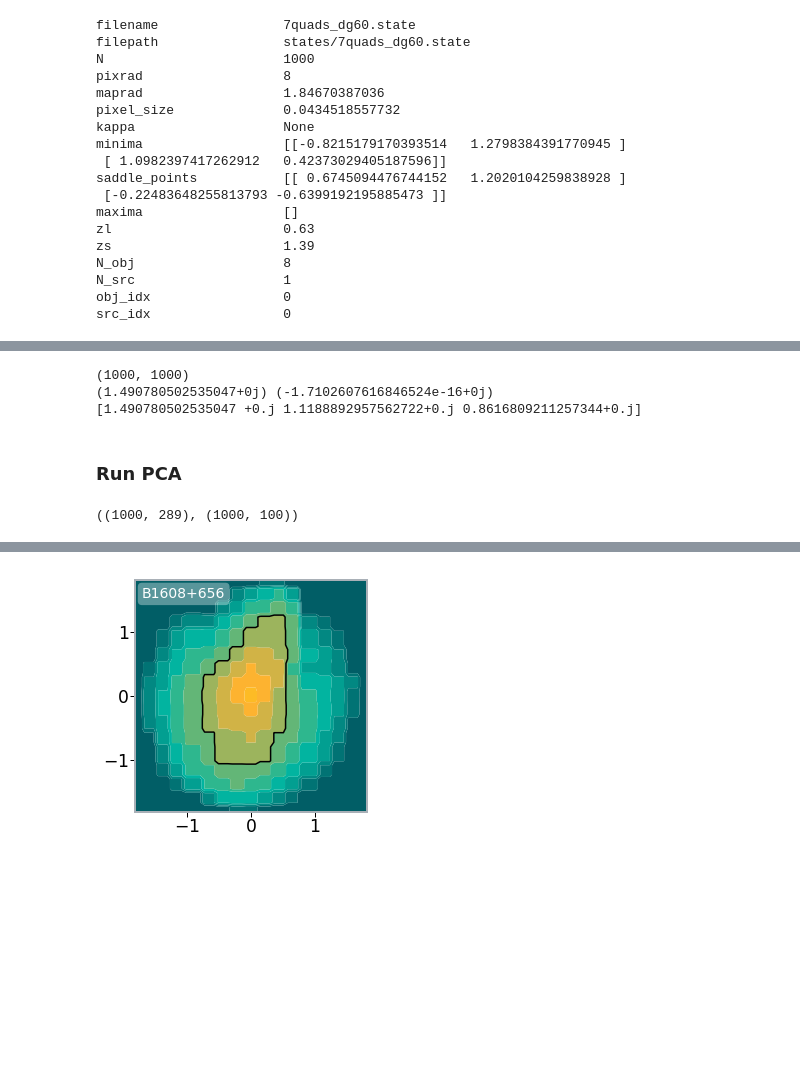
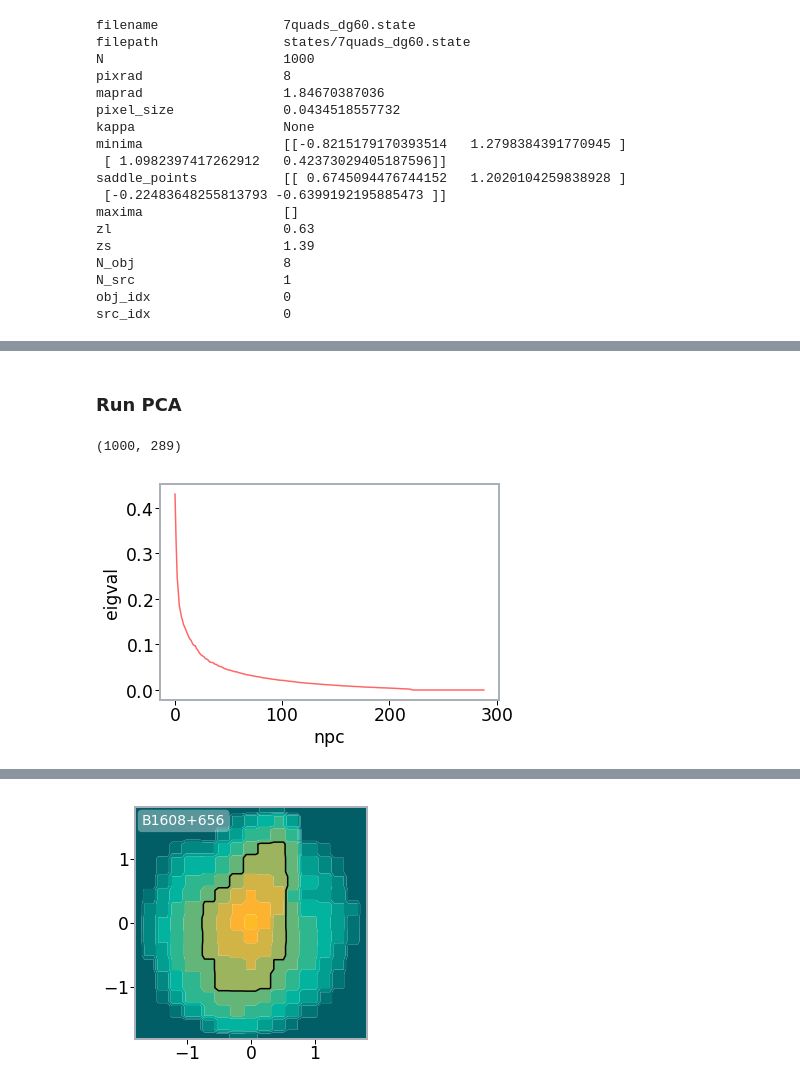
Before and after one commit to phdenzel/delays, a Jupyter notebook: pca.ipynb, the cells around one changed output, grey strips where cells are left out. Cells and saved outputs as stored; diff of their text form; code cells hidden in the pictures; blank space fills up the shorter version.

```diff
--- a/pca.ipynb
+++ b/pca.ipynb
@@ -86,11 +86,0 @@ print darr.shape, np.mean(darr)
-# %%
-covm = np.cov(darr)  # np.cov(darr)
-print covm.shape
-
-lambdas, eigvs = np.linalg.eig(covm)
-print lambdas.max(), lambdas.min()
-print lambdas[0:3]
-# %% [output]
-(1000, 1000)
-(1.490780502535047+0j) (-1.7102607616846524e-16+0j)
-[1.490780502535047 +0.j 1.1188892957562722+0.j 0.8616809211257344+0.j]
@@ -104,9 +92,18 @@ scaler = StandardScaler()
 scaler.fit(darr)
 std_arr = scaler.transform(darr)
 # %%
-pca = PCA(n_components=100)
+Npc = darr.shape[1]
+pca = PCA(n_components=Npc)
 pca.fit(std_arr)
-pca_arr = pca.transform(std_arr)
-std_arr.shape, pca_arr.shape
+print std_arr.shape
 # %% [output]
-((1000, 289), (1000, 100))
+(1000, 289)
+# %%
+plt.plot(pca.explained_variance_, color=gcl.red)
+plt.xlabel('npc')
+plt.ylabel('eigval')
+plt.tight_layout()
+plt.savefig("results/{}_dist_eigval.pdf".format(lens))
+plt.show()
+# %% [output]
+[figure, added]
```
Also changed, not shown: parts of 16 cells of this notebook, 1 other file.
